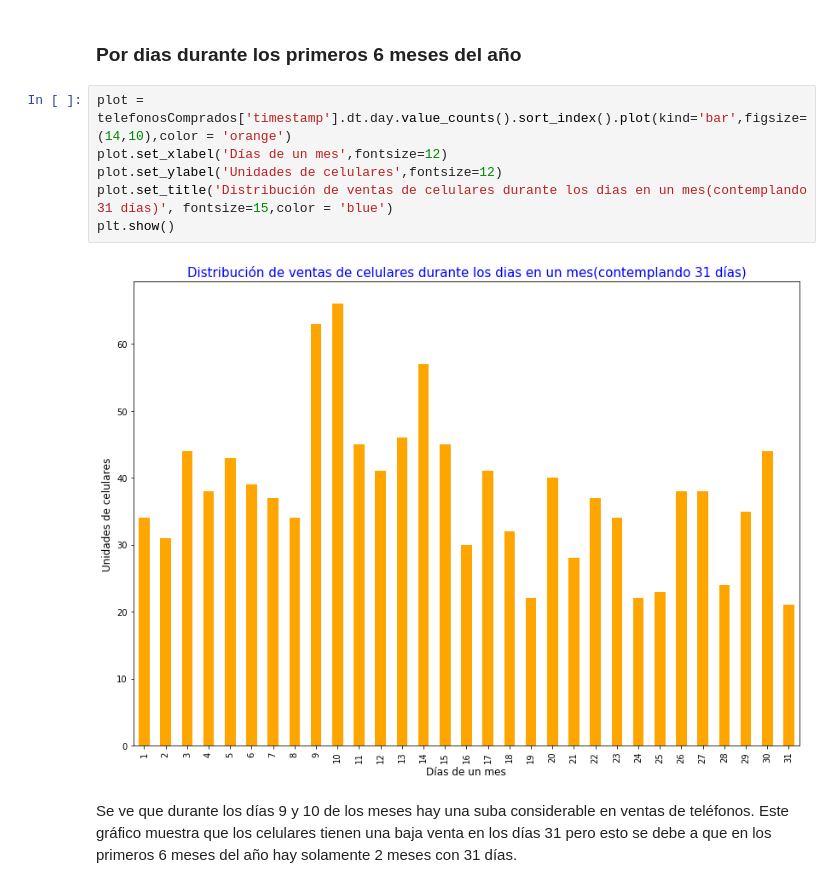
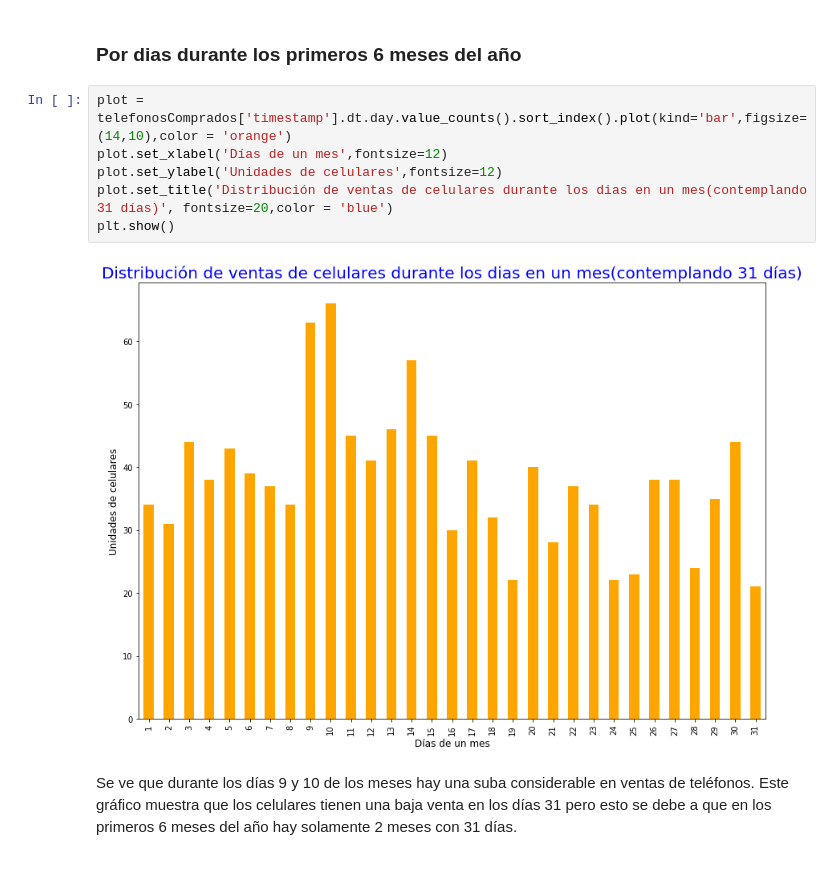
Before and after one commit to facundocenizo/datos_tp1, a Jupyter notebook: Análisis sobre la ventas de teléfonos.ipynb, the cells around one changed output. Drawn from its saved outputs; the diff is of its cells as text.

```diff
--- a/Análisis sobre la ventas de teléfonos.ipynb
+++ b/Análisis sobre la ventas de teléfonos.ipynb
@@ -199,11 +199,11 @@ El crecimiento de Mayo se debe a posiblemente algún tipo de Hot-Sale durante el
 # %%
 plot = telefonosComprados['timestamp'].dt.day.value_counts().sort_index().plot(kind='bar',figsize=(14,10),color = 'orange')
 plot.set_xlabel('Días de un mes',fontsize=12)
 plot.set_ylabel('Unidades de celulares',fontsize=12)
-plot.set_title('Distribución de ventas de celulares durante los dias en un mes(contemplando 31 días)', fontsize=15,color = 'blue')
+plot.set_title('Distribución de ventas de celulares durante los dias en un mes(contemplando 31 días)', fontsize=20,color = 'blue')
 plt.show()
 # %% [output]
-[figure, old version]
+[figure, new version]
 # %% [markdown]
 Se ve que durante los días 9 y 10 de los meses hay una suba considerable en ventas de teléfonos. Este gráfico muestra que los celulares tienen una baja venta en los días 31 pero esto se debe a que en los primeros 6 meses del año hay solamente 2 meses con 31 días.
 # %% [markdown]
```
Also changed, not shown: parts of 14 cells of this notebook.
